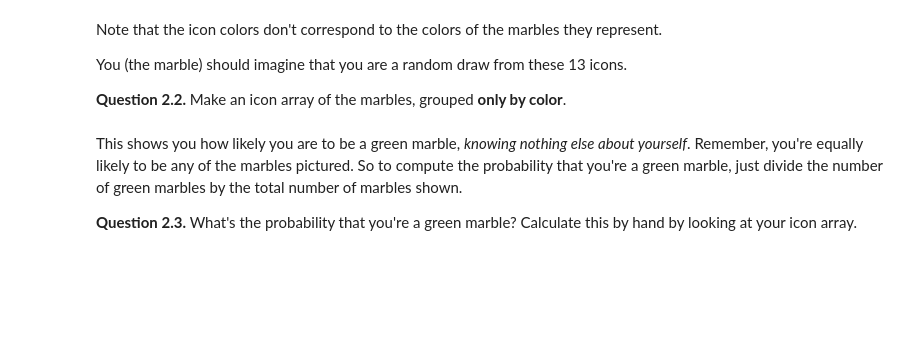
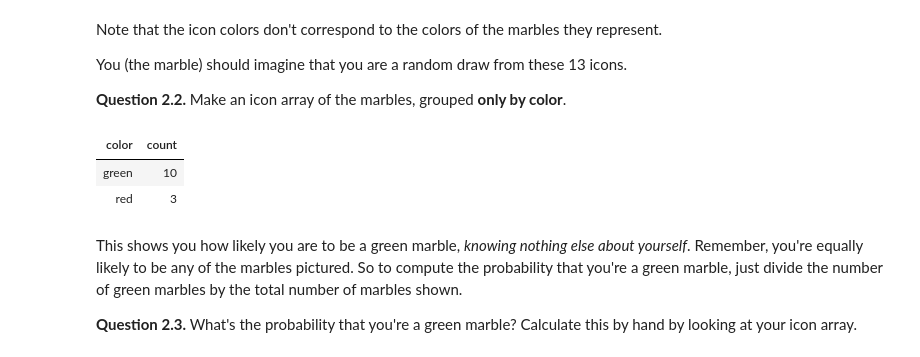
Before and after one commit to data-8/data8assets, a Jupyter notebook: labs/lab14/lab14.ipynb, the cells around one changed output. Saved outputs shown, nothing was run; the diff lists cells and outputs as text; code cells hidden in the pictures; blank space fills up the shorter version.

```diff
--- a/labs/lab14/lab14.ipynb
+++ b/labs/lab14/lab14.ipynb
@@ -161,3 +188,9 @@ You (the marble) should imagine that you are a random draw from these 13 icons.
+# %%
+marbles.group("color")
+# %% [output]
+| color | count |
+| green | 10 |
+| red | 3 |
 # %% [markdown]
 This shows you how likely you are to be a green marble, *knowing nothing else about yourself*.  Remember, you're equally likely to be any of the marbles pictured.  So to compute the probability that you're a green marble, just divide the number of green marbles by the total number of marbles shown.
 
```
Also changed, not shown: parts of 17 cells of this notebook, 1 other file.
